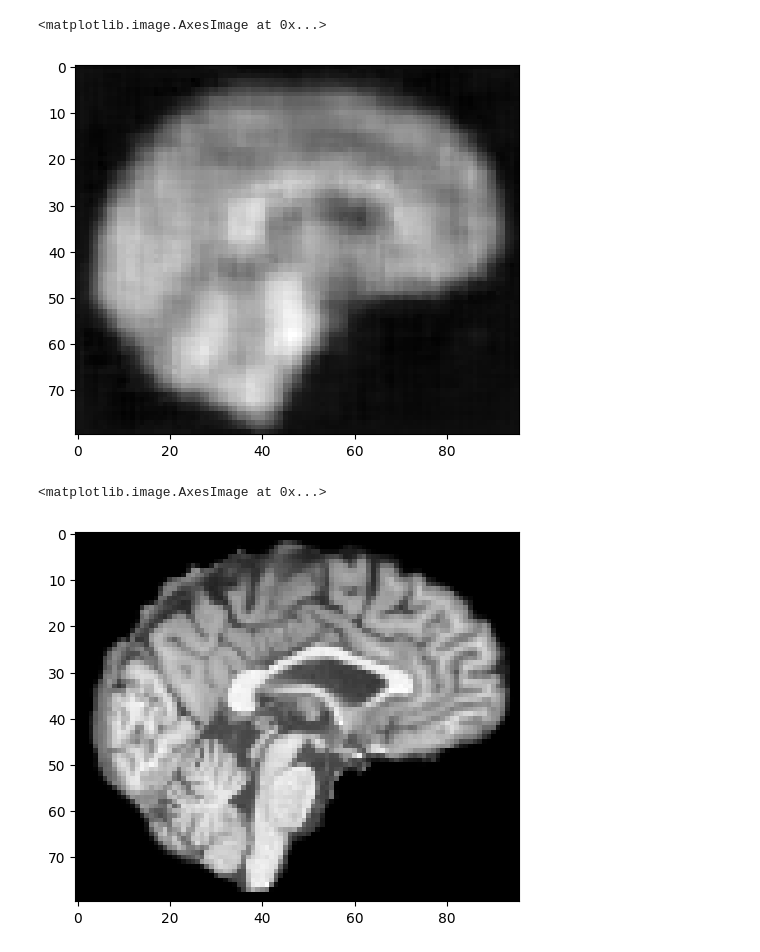
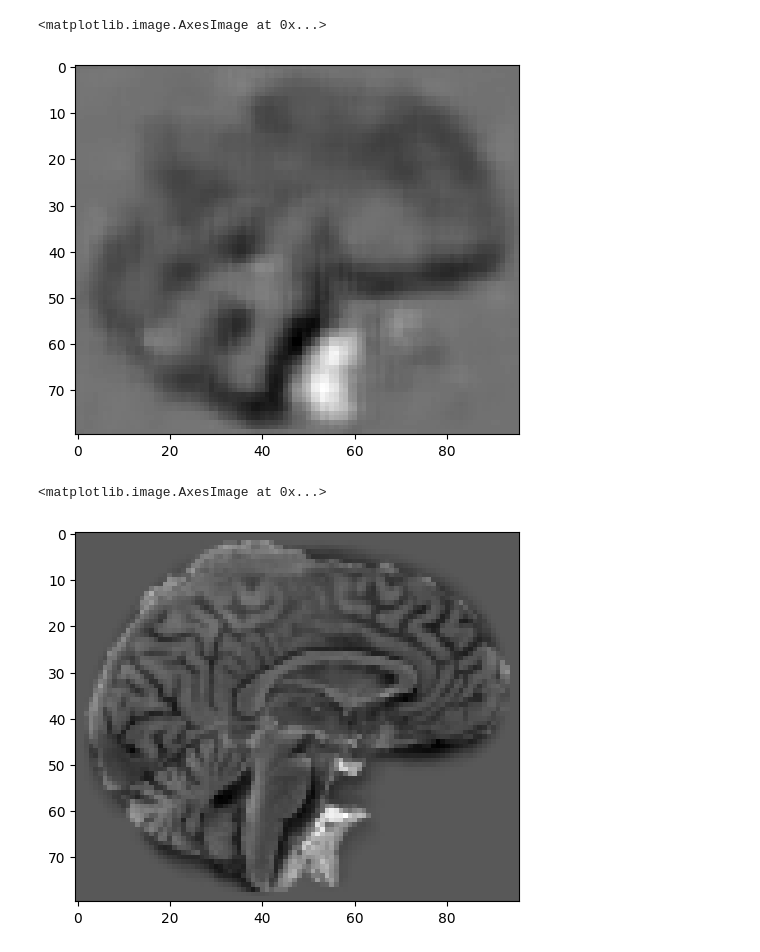
Before and after one commit to Vaakir/unsupervised-deep-learning-bachelor-thesis, a Jupyter notebook: test_ae.ipynb, the cells around one changed output. Saved outputs shown, nothing was run; the diff lists cells and outputs as text; code cells hidden in the pictures.

```diff
--- a/test_ae.ipynb
+++ b/test_ae.ipynb
@@ -22,3 +22,10 @@ Model: "autoencoder"
  Total params: 24,027,101 (91.66 MB)
  Trainable params: 24,027,101 (91.66 MB)
  Non-trainable params: 0 (0.00 B)
+# %%
+# Train on the diff to the mean brain instead
+mean_brain = np.mean(train, axis=0)
+diff_train = train - mean_brain
+diff_test = test - mean_brain
+plt.imshow(np.rot90(diff_train[0][40]))
+print(np.min(diff_train), np.max(diff_train))
@@ -25,4 +35,4 @@ Model: "autoencoder"
 # %%
-ae.train(train,epochs=30)
+ae.train(diff_train,epochs=30)
 # %% [output]
 Epoch 1/30
@@ -45,6 +55,6 @@ Epoch 30/30
 <keras.src.callbacks.history.History at 0x...>
 # %%
-latent = ae.encode(test)
+latent = ae.encode(diff_test)
 recon = ae.decode(latent)
-plt.imshow(np.rot90(recon[2][40]),cmap="gray")
+plt.imshow(np.rot90(recon[1][40]),cmap="gray")
 # %% [output]
@@ -53,7 +63,7 @@ plt.imshow(np.rot90(recon[2][40]),cmap="gray")
 <matplotlib.image.AxesImage at 0x...>
-[figure, old version]
+[figure, new version]
 # %%
-plt.imshow(np.rot90(test[2][40]),cmap="gray")
+plt.imshow(np.rot90(diff_test[1][40]),cmap="gray")
 # %% [output]
 <matplotlib.image.AxesImage at 0x...>
-[figure, old version]
+[figure, new version]
```
Also changed, not shown: parts of 4 cells of this notebook, 8 other files.
